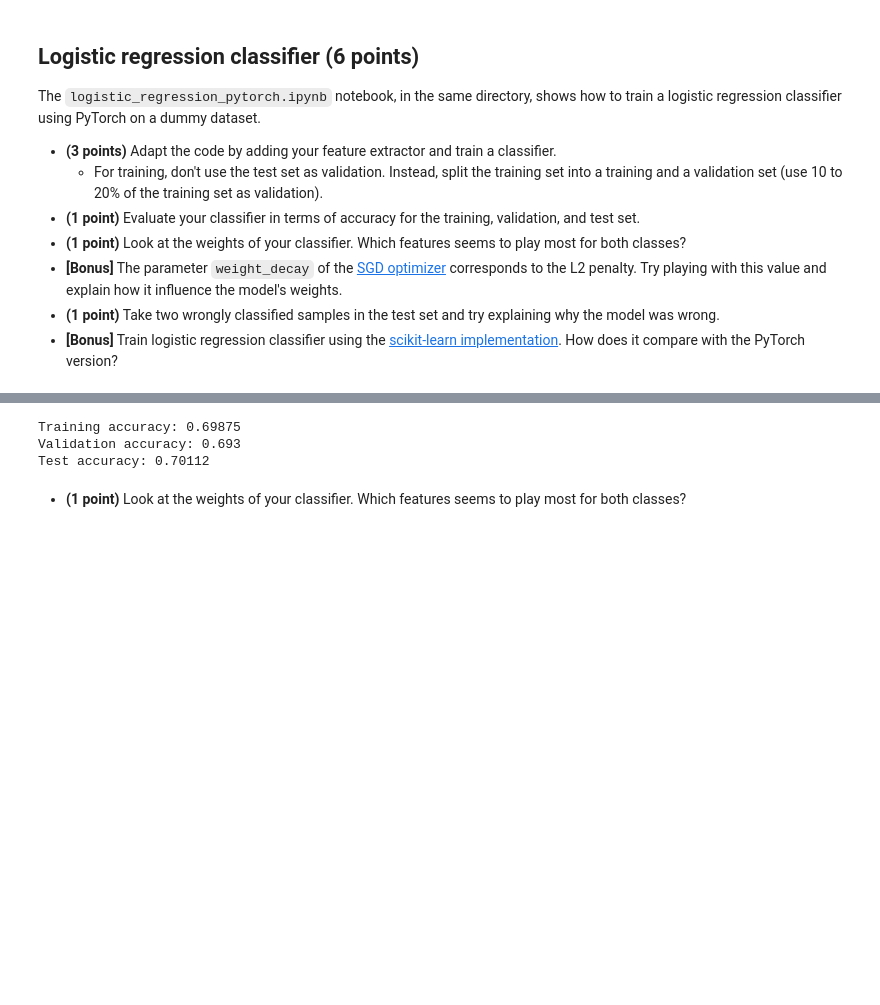
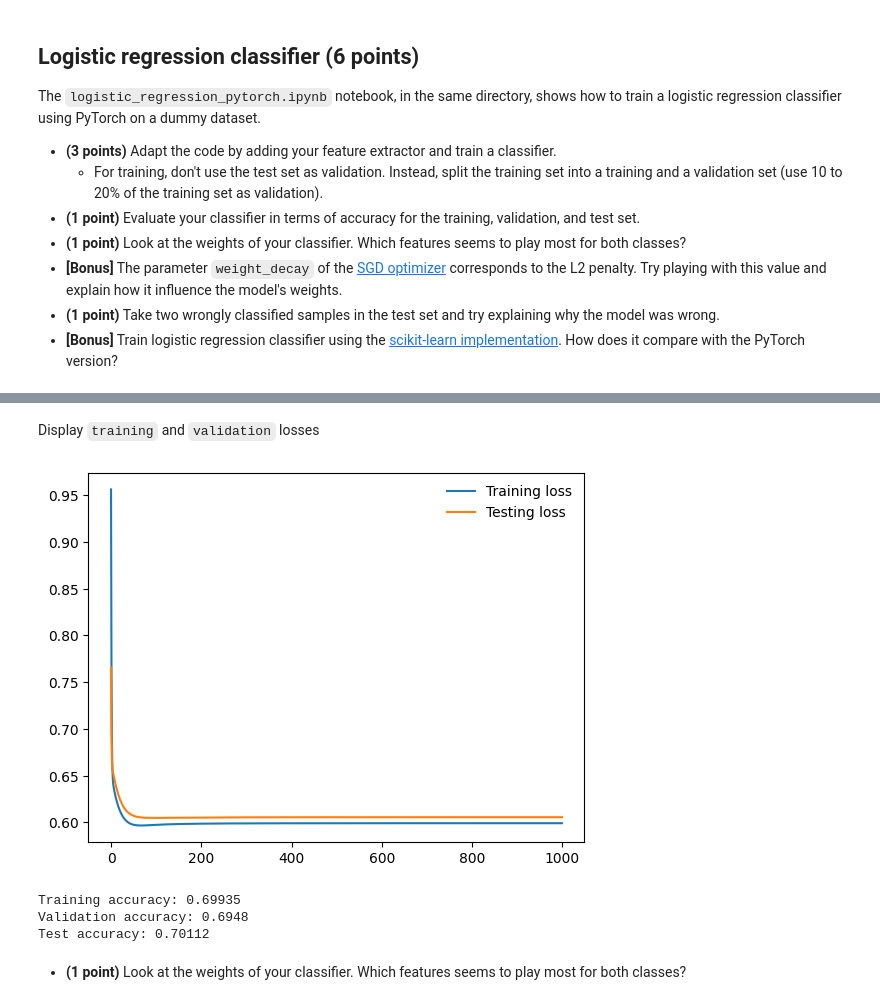
Before and after one commit to Bast-94/NLP-2023, a Jupyter notebook: lab03/lab03.ipynb, the cells around one changed output, grey strips where cells are left out. Drawn from its saved outputs; the diff is of its cells as text; code cells hidden in the pictures; blank space fills up the shorter version.

Commit message:
logistic_regression: Cleaned notebook, exported methods into modules until losses plots

```diff
--- a/lab03/lab03.ipynb
+++ b/lab03/lab03.ipynb
@@ -99,0 +63,3 @@ def get_features(text):
+# %%
+nltk.download('vader_lexicon')
+sid: SentimentIntensityAnalyzer = SentimentIntensityAnalyzer()
@@ -120,3 +78,6 @@ def add_features(dataset):
 # %%
-df_train = add_features(train_ds)
-df_test = add_features(test_ds)
+df_train: pd.DataFrame = features.add_features(train_ds, sid=sid)
+df_test: pd.DataFrame = features.add_features(test_ds, sid=sid)
+
+# Result example
+df_train.head()
@@ -178,4 +109,4 @@ class LinearRegression(nn.Module):
 # %%
-model = LinearRegression(7, 1)
+model = LogisticRegression(8, 1)
 criterion = nn.BCEWithLogitsLoss()
 optimizer = torch.optim.SGD(model.parameters(), lr=0.01, weight_decay=1.0)
@@ -244,0 +115,2 @@ plt.show()
+# %%
+train_losses, test_losses = lr_methods.fit(model, optimizer, criterion, X_train, y_train, X_val, y_val)
@@ -245,29 +129,21 @@ plt.show()
+# %% [markdown]
+Display `training` and `validation` losses
+# %%
+# Plot the losses
+lr_methods.display_losses(training=train_losses, testing=test_losses)
+# %% [output]
+[figure, added]
 # %%
-# Computing the accuracy on our 3 splits: training, validation and test.
-
-def accuracy(predictions, labels):
-
-    """
-    Args:
-        predictions: the output of the model.
-        labels: the ground truth labels.
-    Returns:
-        The accuracy of the model.
-    """
-    predictions = predictions.squeeze(1)
-    predictions = torch.round(torch.sigmoid(predictions))
-    return (predictions == labels).sum().item() / len(labels)
-
 with torch.no_grad():
     predictions = model(torch.tensor(X_train.values).float())
-    print(f"Training accuracy: {accuracy(predictions, torch.tensor(y_train.values).float())}")
+    print(f"Training accuracy: {lr_methods.accuracy(predictions, torch.tensor(y_train.values).float())}")
     predictions = model(torch.tensor(X_val.values).float())
-    print(f"Validation accuracy: {accuracy(predictions, torch.tensor(y_val.values).float())}")
+    print(f"Validation accuracy: {lr_methods.accuracy(predictions, torch.tensor(y_val.values).float())}")
     predictions = model(torch.tensor(df_test.drop(columns=["label"]).values).float())
-    print(f"Test accuracy: {accuracy(predictions, torch.tensor(df_test['label'].values).float())}")
+    print(f"Test accuracy: {lr_methods.accuracy(predictions, torch.tensor(df_test['label'].values).float())}")
 # %% [output]
-Training accuracy: 0.69875
-Validation accuracy: 0.693
+Training accuracy: 0.69935
+Validation accuracy: 0.6948
 Test accuracy: 0.70112
 # %% [markdown]
 * **(1 point)** Look at the weights of your classifier. Which features seems to play most for both classes?
```
Also changed, not shown: parts of 25 cells of this notebook, 3 other files.
